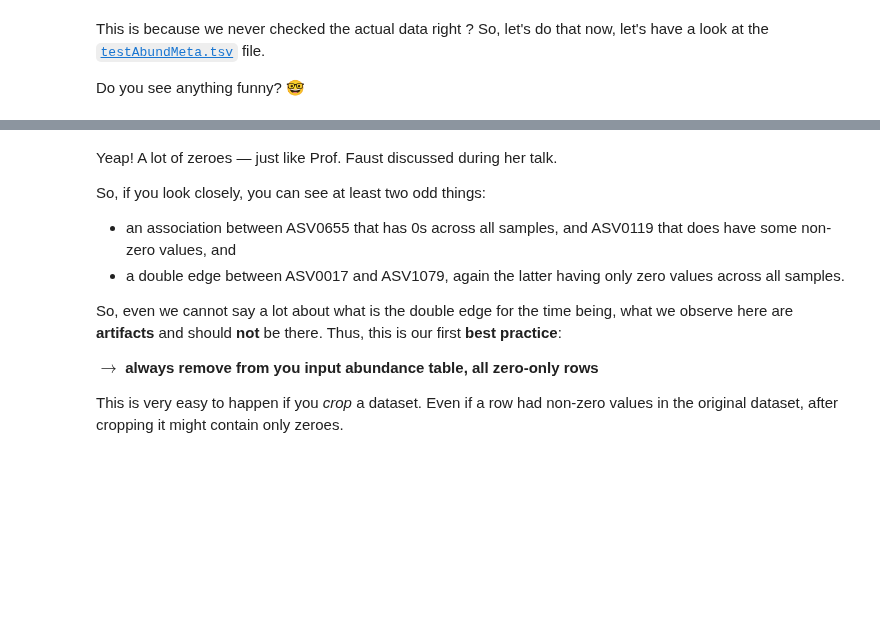
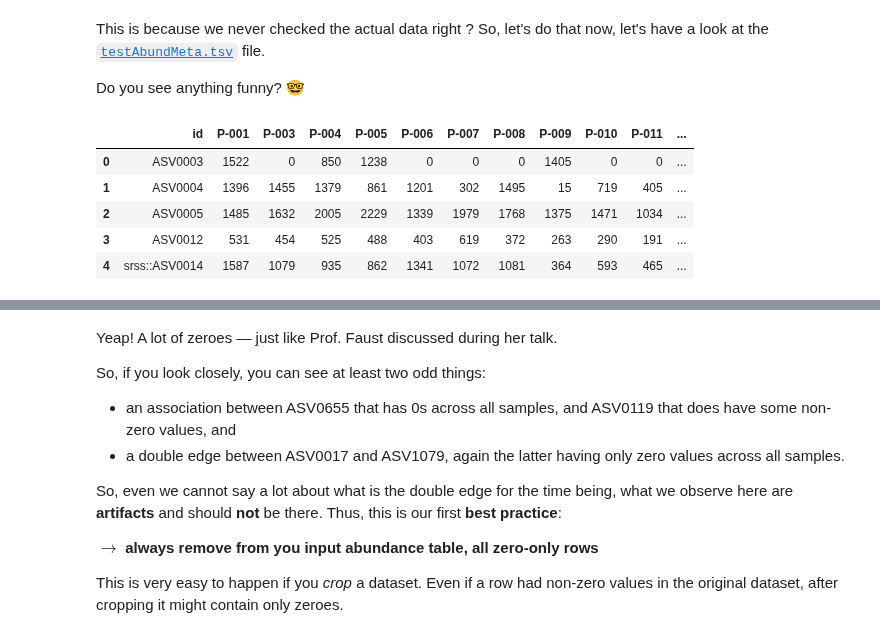
Before and after one commit to hariszaf/metabolic_toy_model, a Jupyter notebook: microbetag_tutorial.ipynb, the cells around one changed output, grey strips where cells are left out. Saved outputs shown, nothing was run; the diff lists cells and outputs as text; code cells hidden in the pictures; blank space fills up the shorter version.

```diff
--- a/microbetag_tutorial.ipynb
+++ b/microbetag_tutorial.ipynb
@@ -342,5 +411,12 @@ So, let's do that now, let's have a look at the [`testAbundMeta.tsv`](microbetag
 
 Do you see anything funny? 🤓
 # %%
-test_files = notebook_dir / "microbetag/test_data"
-abd_table  = pd.read_csv(test_files / "test_flashweave/input_files/testAbundMeta.tsv")
+abd_table = pd.read_csv("microbetag/test_data/test_flashweave/input_files/testAbundMeta.tsv")
+abd_table.head()
+# %% [output]
+|  | id | P-001 | P-003 | P-004 | P-005 | P-006 | P-007 | P-008 | P-009 | P-010 | P-011 | ... |
+| 0 | ASV0003 | 1522 | 0 | 850 | 1238 | 0 | 0 | 0 | 1405 | 0 | 0 | ... |
+| 1 | ASV0004 | 1396 | 1455 | 1379 | 861 | 1201 | 302 | 1495 | 15 | 719 | 405 | ... |
+| 2 | ASV0005 | 1485 | 1632 | 2005 | 2229 | 1339 | 1979 | 1768 | 1375 | 1471 | 1034 | ... |
+| 3 | ASV0012 | 531 | 454 | 525 | 488 | 403 | 619 | 372 | 263 | 290 | 191 | ... |
+| 4 | srss::ASV0014 | 1587 | 1079 | 935 | 862 | 1341 | 1072 | 1081 | 364 | 593 | 465 | ... |
```
Also changed, not shown: parts of 85 cells of this notebook.
